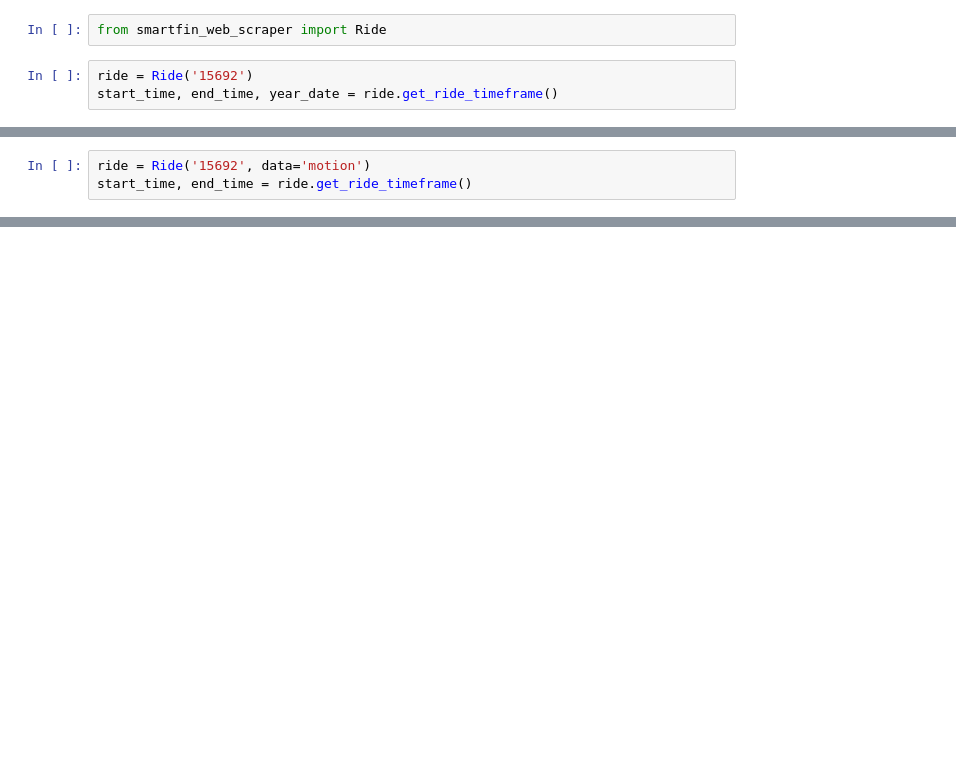
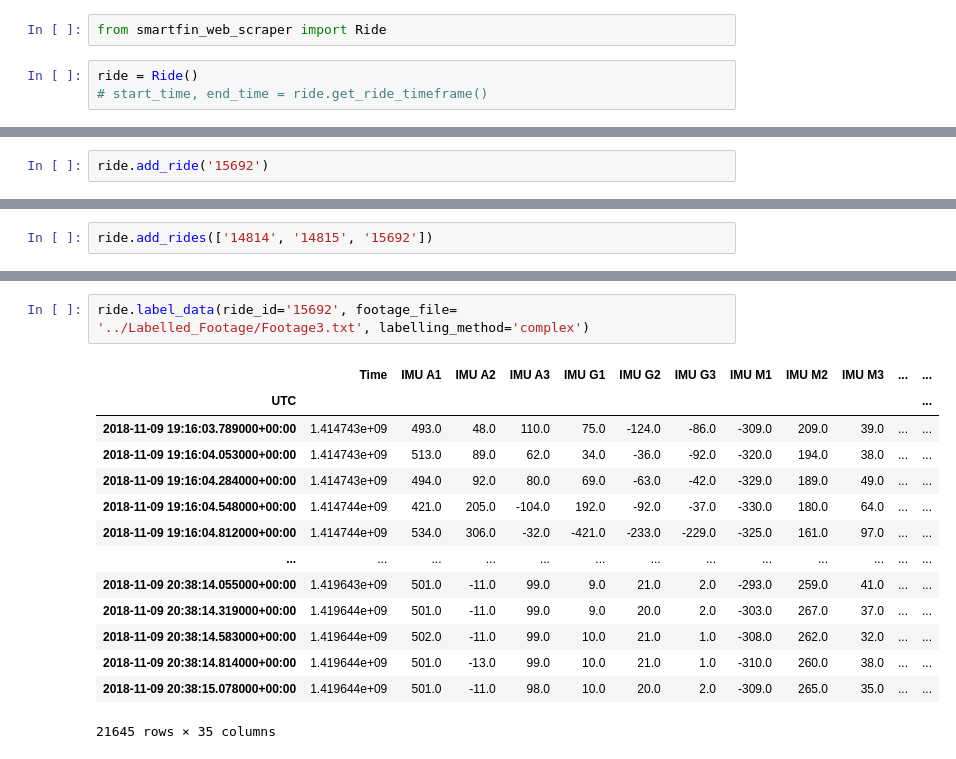
Before and after one commit to UCSD-E4E/Smartfin, a Jupyter notebook: smartfin_module/smartfin_ws_module_test.ipynb, the cells around one changed output, grey strips where cells are left out. Drawn from its saved outputs; the diff is of its cells as text; blank space fills up the shorter version.

Commit message:
added multiple ride functionality

```diff
--- a/smartfin_module/smartfin_ws_module_test.ipynb
+++ b/smartfin_module/smartfin_ws_module_test.ipynb
@@ -1,5 +1,5 @@
 # %%
 from smartfin_web_scraper import Ride
 # %%
-ride = Ride('15692')
-start_time, end_time, year_date = ride.get_ride_timeframe()
+ride = Ride()
+# start_time, end_time = ride.get_ride_timeframe()
@@ -22,3 +5,0 @@ from smartfin_web_scraper import Ride
-# %%
-ride = Ride('15692', data='motion')
-start_time, end_time = ride.get_ride_timeframe()
@@ -55,0 +6,2 @@ array([2.3 , 2.15, 2.04], dtype=float32)
+# %%
+ride.add_ride('15692')
@@ -55,0 +11,2 @@ array([2.3 , 2.15, 2.04], dtype=float32)
+# %%
+ride.add_rides(['14814', '14815', '15692'])
@@ -55,0 +127,17 @@ array([2.3 , 2.15, 2.04], dtype=float32)
+# %%
+ride.label_data(ride_id='15692', footage_file= '../Labelled_Footage/Footage3.txt', labelling_method='complex')
+# %% [output]
+|  | Time | IMU A1 | IMU A2 | IMU A3 | IMU G1 | IMU G2 | IMU G3 | IMU M1 | IMU M2 | IMU M3 | ... | ... |
+| UTC |  |  |  |  |  |  |  |  |  |  |  | ... |
+| 2018-11-09 19:16:03.789000+00:00 | 1.414743e+09 | 493.0 | 48.0 | 110.0 | 75.0 | -124.0 | -86.0 | -309.0 | 209.0 | 39.0 | ... | ... |
+| 2018-11-09 19:16:04.053000+00:00 | 1.414743e+09 | 513.0 | 89.0 | 62.0 | 34.0 | -36.0 | -92.0 | -320.0 | 194.0 | 38.0 | ... | ... |
+| 2018-11-09 19:16:04.284000+00:00 | 1.414743e+09 | 494.0 | 92.0 | 80.0 | 69.0 | -63.0 | -42.0 | -329.0 | 189.0 | 49.0 | ... | ... |
+| 2018-11-09 19:16:04.548000+00:00 | 1.414744e+09 | 421.0 | 205.0 | -104.0 | 192.0 | -92.0 | -37.0 | -330.0 | 180.0 | 64.0 | ... | ... |
+| 2018-11-09 19:16:04.812000+00:00 | 1.414744e+09 | 534.0 | 306.0 | -32.0 | -421.0 | -233.0 | -229.0 | -325.0 | 161.0 | 97.0 | ... | ... |
+| ... | ... | ... | ... | ... | ... | ... | ... | ... | ... | ... | ... | ... |
+| 2018-11-09 20:38:14.055000+00:00 | 1.419643e+09 | 501.0 | -11.0 | 99.0 | 9.0 | 21.0 | 2.0 | -293.0 | 259.0 | 41.0 | ... | ... |
+| 2018-11-09 20:38:14.319000+00:00 | 1.419644e+09 | 501.0 | -11.0 | 99.0 | 9.0 | 20.0 | 2.0 | -303.0 | 267.0 | 37.0 | ... | ... |
+| 2018-11-09 20:38:14.583000+00:00 | 1.419644e+09 | 502.0 | -11.0 | 99.0 | 10.0 | 21.0 | 1.0 | -308.0 | 262.0 | 32.0 | ... | ... |
+| 2018-11-09 20:38:14.814000+00:00 | 1.419644e+09 | 501.0 | -13.0 | 99.0 | 10.0 | 21.0 | 1.0 | -310.0 | 260.0 | 38.0 | ... | ... |
+| 2018-11-09 20:38:15.078000+00:00 | 1.419644e+09 | 501.0 | -11.0 | 98.0 | 10.0 | 20.0 | 2.0 | -309.0 | 265.0 | 35.0 | ... | ... |
+21645 rows × 35 columns
```
Also changed, not shown: parts of 24 cells of this notebook, 3 other files.
